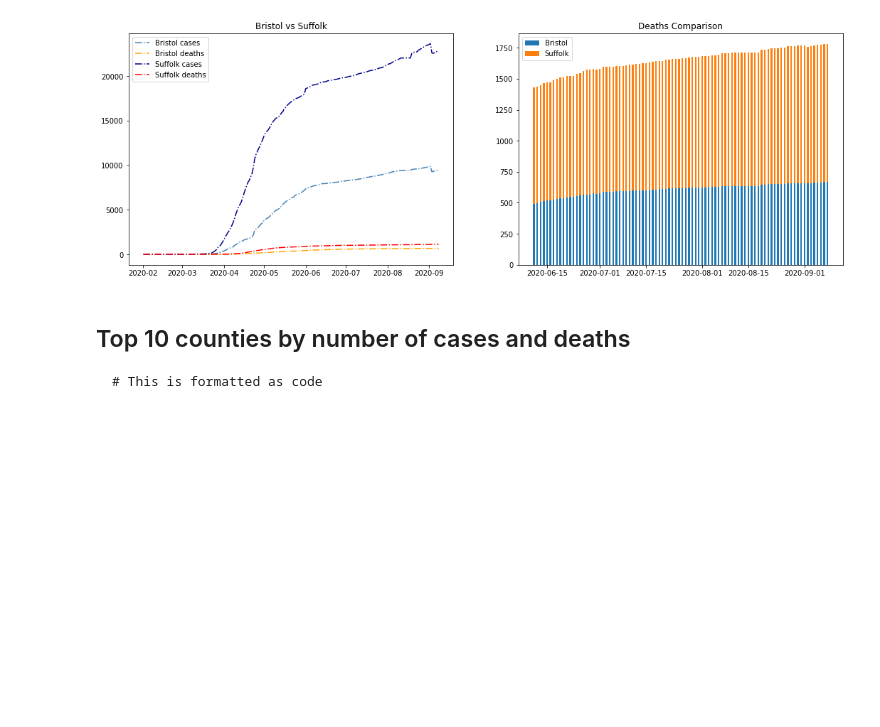
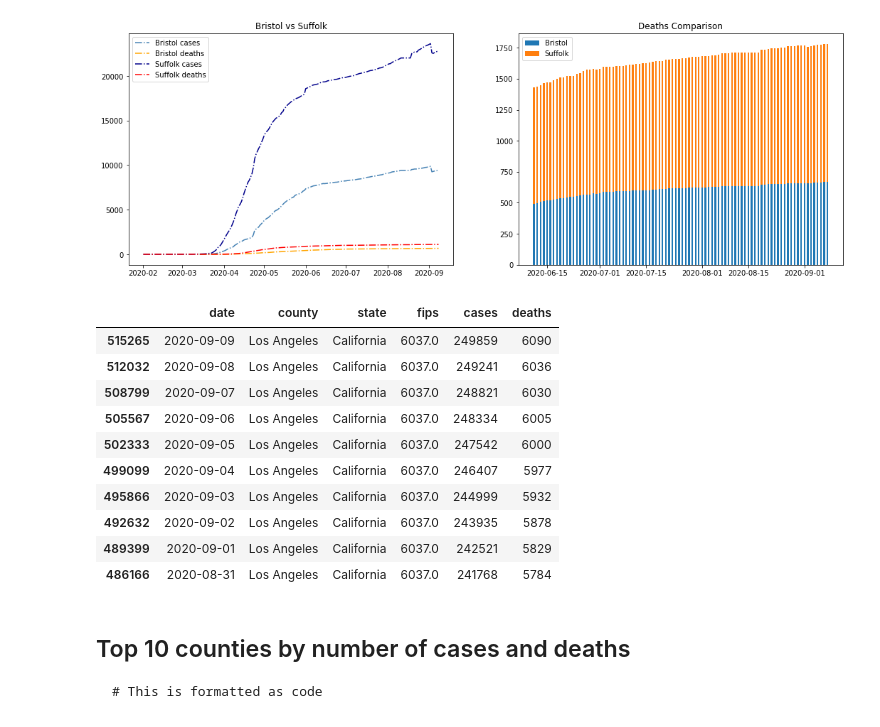
Before and after one commit to alekyapopuri96/DataVizFall2020_Colab, a Jupyter notebook: Class_Activity_Lec03.ipynb, the cells around one changed output. Drawn from its saved outputs; the diff is of its cells as text; code cells hidden in the pictures; blank space fills up the shorter version.

```diff
--- a/Class_Activity_Lec03.ipynb
+++ b/Class_Activity_Lec03.ipynb
@@ -85,6 +75,27 @@ ADD CODE HERE - (4)
 # %% [output]
 <matplotlib.legend.Legend at 0x...>
 [figure]
+# %%
+#df.max()
+
+result = df.sort_values(by=['cases', 'deaths'], ascending=False)
+
+result.head(10)
+
+#counties_cases_deaths_max = df[df['fips'] == fips][['county','cases','deaths']].copy()
+#print(f'{counties_cases_deaths_max}')
+# %% [output]
+|  | date | county | state | fips | cases | deaths |
+| 515265 | 2020-09-09 | Los Angeles | California | 6037.0 | 249859 | 6090 |
+| 512032 | 2020-09-08 | Los Angeles | California | 6037.0 | 249241 | 6036 |
+| 508799 | 2020-09-07 | Los Angeles | California | 6037.0 | 248821 | 6030 |
+| 505567 | 2020-09-06 | Los Angeles | California | 6037.0 | 248334 | 6005 |
+| 502333 | 2020-09-05 | Los Angeles | California | 6037.0 | 247542 | 6000 |
+| 499099 | 2020-09-04 | Los Angeles | California | 6037.0 | 246407 | 5977 |
+| 495866 | 2020-09-03 | Los Angeles | California | 6037.0 | 244999 | 5932 |
+| 492632 | 2020-09-02 | Los Angeles | California | 6037.0 | 243935 | 5878 |
+| 489399 | 2020-09-01 | Los Angeles | California | 6037.0 | 242521 | 5829 |
+| 486166 | 2020-08-31 | Los Angeles | California | 6037.0 | 241768 | 5784 |
 # %% [markdown]
 ## Top 10 counties by number of cases and deaths
 
```
Also changed, not shown: parts of 3 cells of this notebook.
